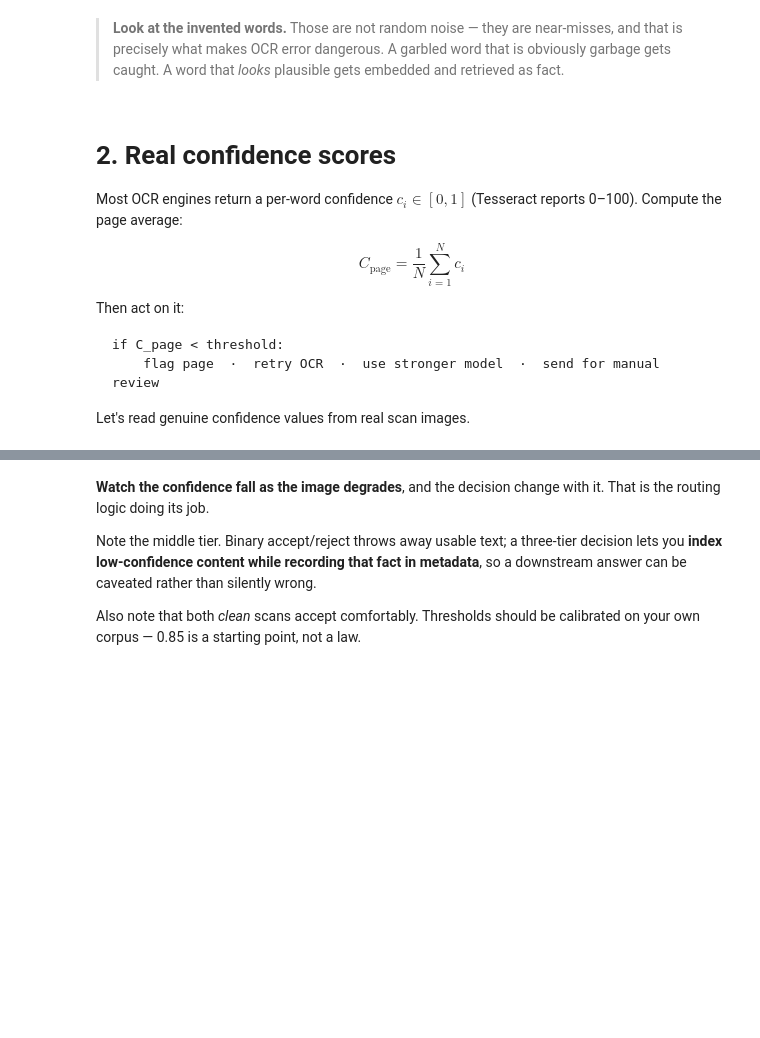
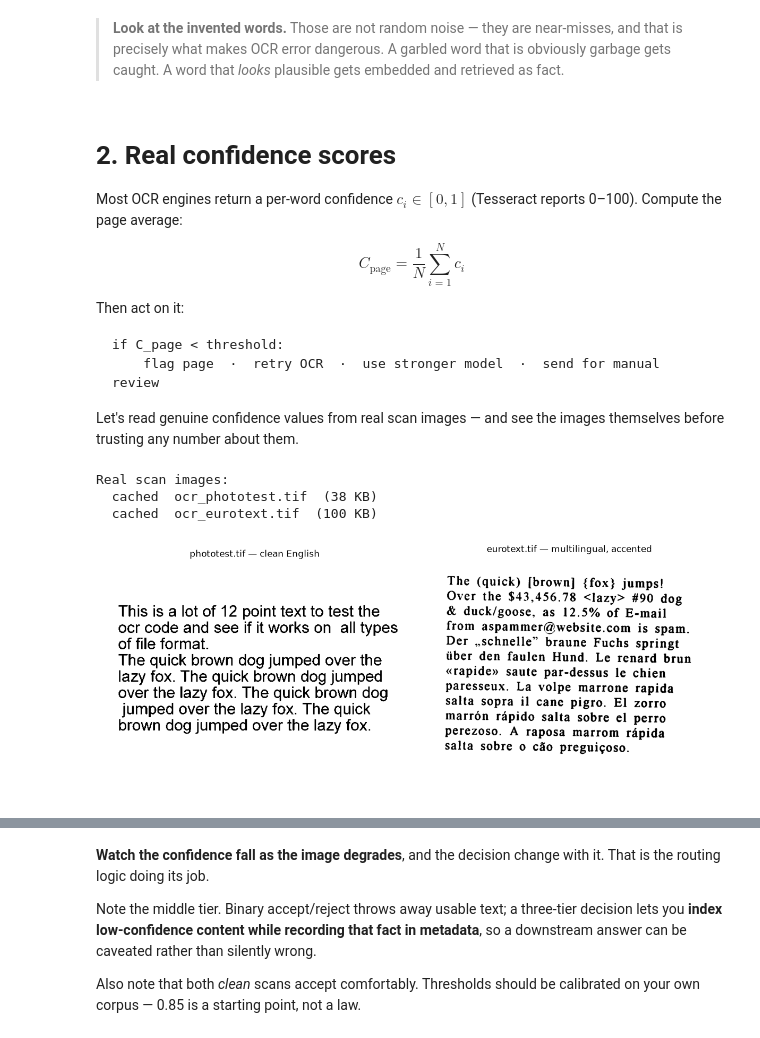
Before and after one commit to ajay-nikumbh/RAG, a Jupyter notebook: 02. Documents data sources ingestion/2c. OCR and scanned documents/2c. OCR and scanned documents.ipynb, the cells around one changed output, grey strips where cells are left out. Saved outputs shown, nothing was run; the diff lists cells and outputs as text; code cells hidden in the pictures; blank space fills up the shorter version.

````diff
--- a/02. Documents data sources ingestion/2c. OCR and scanned documents/2c. OCR and scanned documents.ipynb
+++ b/02. Documents data sources ingestion/2c. OCR and scanned documents/2c. OCR and scanned documents.ipynb
@@ -251,15 +333,33 @@ if C_page < threshold:
     flag page  ·  retry OCR  ·  use stronger model  ·  send for manual review
 ```
 
-Let's read genuine confidence values from real scan images.
+Let's read genuine confidence values from real scan images — and see the images themselves
+before trusting any number about them.
 # %%
 # Only run if the OCR toolchain is available.
 if TESSERACT_OK and PIL is not None:
 
     # Fetch the two real Tesseract test scans.
     print("Real scan images:")
     phototest_path = fetch("ocr_phototest")
     eurotext_path = fetch("ocr_eurotext")
+
+    # Show both, side by side, so you see exactly what OCR is about to read.
+    from PIL import Image
+    figure, axes = plt.subplots(1, 2, figsize=(12, 5))
+    axes[0].imshow(Image.open(phototest_path))
+    axes[0].axis("off")
+    axes[0].set_title("phototest.tif — clean English")
+    axes[1].imshow(Image.open(eurotext_path))
+    axes[1].axis("off")
+    axes[1].set_title("eurotext.tif — multilingual, accented")
+    plt.tight_layout()
+    plt.show()
+# %% [output]
+Real scan images:
+  cached  ocr_phototest.tif  (38 KB)
+  cached  ocr_eurotext.tif  (100 KB)
+[figure, added]
 # %%
 # Define a function that OCRs an image and returns words with confidence.
 def ocr_with_confidence(image_path):
````
Also changed, not shown: parts of 29 cells of this notebook.
